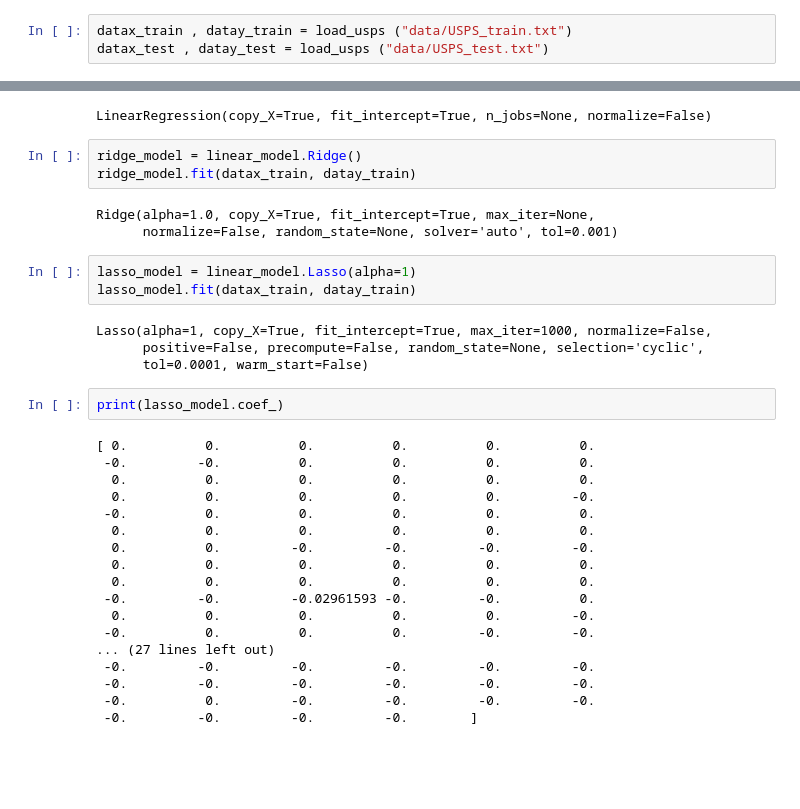
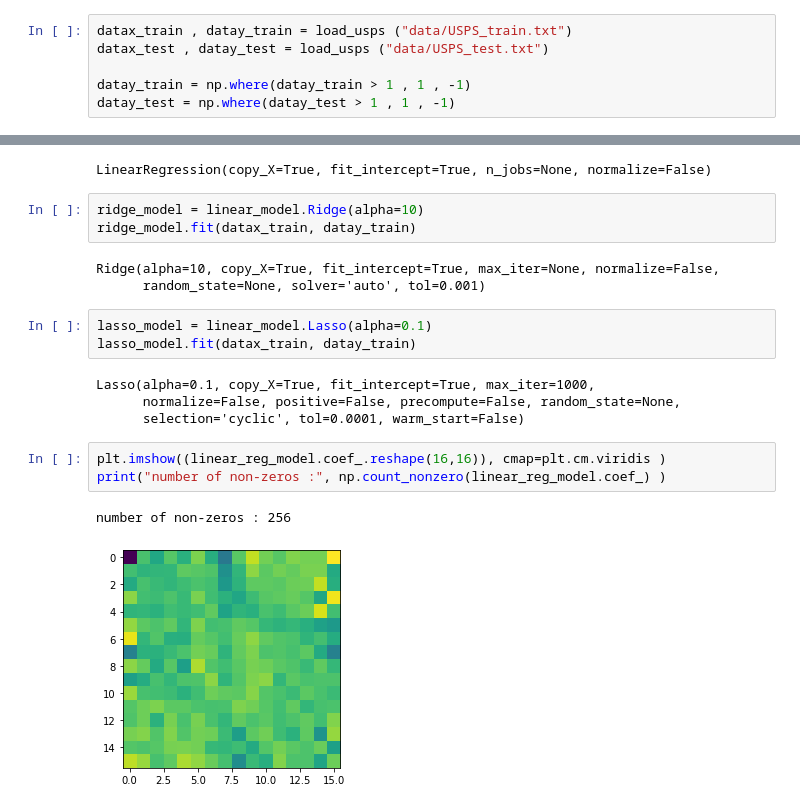
Before and after one commit to Colinelcx/ML, a Jupyter notebook: Projet Inpainting/inpainting.ipynb, the cells around one changed output, grey strips where cells are left out. Cells and saved outputs as stored; diff of their text form; blank space fills up the shorter version.

```diff
--- a/Projet Inpainting/inpainting.ipynb
+++ b/Projet Inpainting/inpainting.ipynb
@@ -18,41 +22,30 @@ def load_usps(filename):
 # %%
 datax_train , datay_train = load_usps ("data/USPS_train.txt")
 datax_test , datay_test = load_usps ("data/USPS_test.txt")
+
+datay_train = np.where(datay_train > 1 , 1 , -1)
+datay_test = np.where(datay_test > 1 , 1 , -1)
 # %%
 linear_reg_model = linear_model.LinearRegression()
 linear_reg_model.fit(datax_train, datay_train)
 # %% [output]
 LinearRegression(copy_X=True, fit_intercept=True, n_jobs=None, normalize=False)
 # %%
-ridge_model = linear_model.Ridge()
+ridge_model = linear_model.Ridge(alpha=10)
 ridge_model.fit(datax_train, datay_train)
 # %% [output]
-Ridge(alpha=1.0, copy_X=True, fit_intercept=True, max_iter=None,
-      normalize=False, random_state=None, solver='auto', tol=0.001)
+Ridge(alpha=10, copy_X=True, fit_intercept=True, max_iter=None, normalize=False,
+      random_state=None, solver='auto', tol=0.001)
 # %%
-lasso_model = linear_model.Lasso(alpha=1)
+lasso_model = linear_model.Lasso(alpha=0.1)
 lasso_model.fit(datax_train, datay_train)
 # %% [output]
-Lasso(alpha=1, copy_X=True, fit_intercept=True, max_iter=1000, normalize=False,
-      positive=False, precompute=False, random_state=None, selection='cyclic',
-      tol=0.0001, warm_start=False)
+Lasso(alpha=0.1, copy_X=True, fit_intercept=True, max_iter=1000,
+      normalize=False, positive=False, precompute=False, random_state=None,
+      selection='cyclic', tol=0.0001, warm_start=False)
-# %%
-print(lasso_model.coef_)
-# %% [output]
-[ 0.          0.          0.          0.          0.          0.
- -0.         -0.          0.          0.          0.          0.
-  0.          0.          0.          0.          0.          0.
-  0.          0.          0.          0.          0.         -0.
- -0.          0.          0.          0.          0.          0.
-  0.          0.          0.          0.          0.          0.
-  0.          0.         -0.         -0.         -0.         -0.
-  0.          0.          0.          0.          0.          0.
-  0.          0.          0.          0.          0.          0.
- -0.         -0.         -0.02961593 -0.         -0.          0.
-  0.          0.          0.          0.          0.         -0.
- -0.          0.          0.          0.         -0.         -0.
-... (27 lines left out)
- -0.         -0.         -0.         -0.         -0.         -0.
- -0.         -0.         -0.         -0.         -0.         -0.
- -0.          0.         -0.         -0.         -0.         -0.
- -0.         -0.         -0.         -0.        ]
+# %%
+plt.imshow((linear_reg_model.coef_.reshape(16,16)), cmap=plt.cm.viridis )
+print("number of non-zeros :", np.count_nonzero(linear_reg_model.coef_) )
+# %% [output]
+number of non-zeros : 256
+[figure, added]
```
Also changed, not shown: parts of 30 cells of this notebook, 2 other files.
